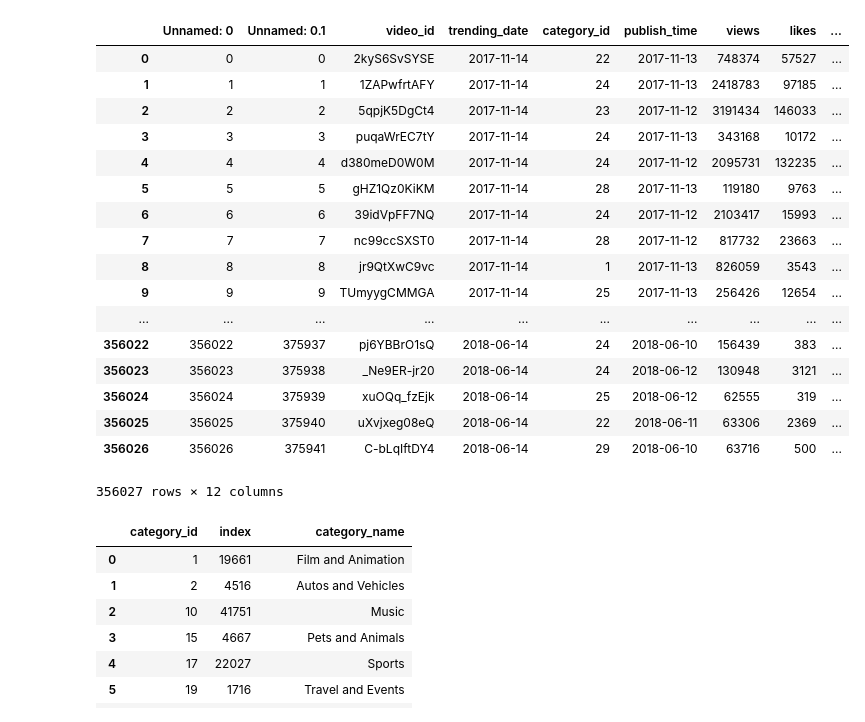
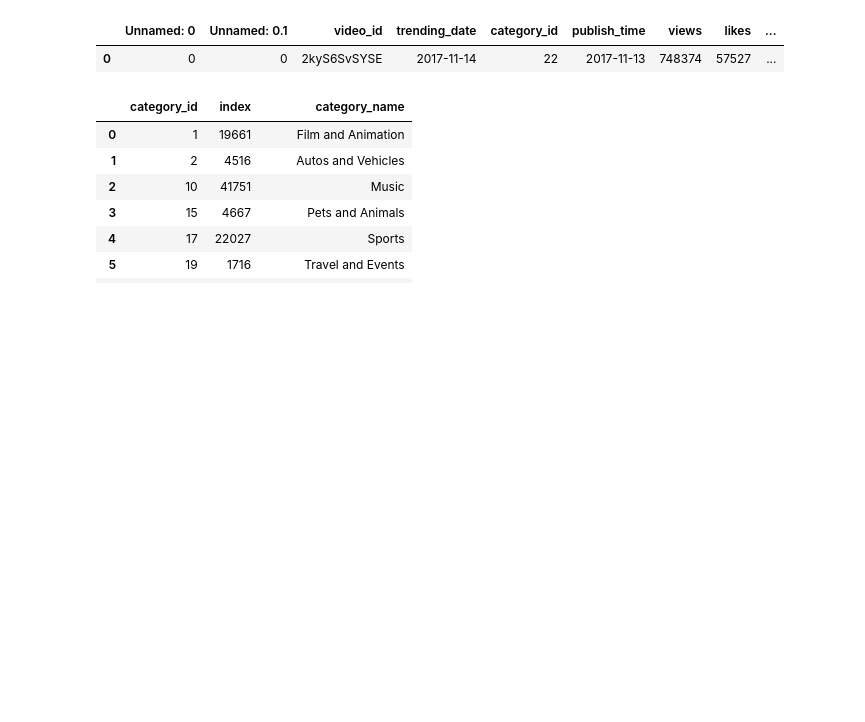
Before and after one commit to jherberg462/python-project, a Jupyter notebook: project_q3.ipynb, the cells around one changed output. Saved outputs shown, nothing was run; the diff lists cells and outputs as text; code cells hidden in the pictures; blank space fills up the shorter version.

```diff
--- a/project_q3.ipynb
+++ b/project_q3.ipynb
@@ -10,26 +10,10 @@ import seaborn as sns
 # %%
 #import data from combined csv
 df = pd.read_csv('data/cleaned_data.csv')
-df
+df.head(1)
 # %% [output]
 |  | Unnamed: 0 | Unnamed: 0.1 | video_id | trending_date | category_id | publish_time | views | likes | ... |
 | 0 | 0 | 0 | 2kyS6SvSYSE | 2017-11-14 | 22 | 2017-11-13 | 748374 | 57527 | ... |
-| 1 | 1 | 1 | 1ZAPwfrtAFY | 2017-11-14 | 24 | 2017-11-13 | 2418783 | 97185 | ... |
-| 2 | 2 | 2 | 5qpjK5DgCt4 | 2017-11-14 | 23 | 2017-11-12 | 3191434 | 146033 | ... |
-| 3 | 3 | 3 | puqaWrEC7tY | 2017-11-14 | 24 | 2017-11-13 | 343168 | 10172 | ... |
-| 4 | 4 | 4 | d380meD0W0M | 2017-11-14 | 24 | 2017-11-12 | 2095731 | 132235 | ... |
-| 5 | 5 | 5 | gHZ1Qz0KiKM | 2017-11-14 | 28 | 2017-11-13 | 119180 | 9763 | ... |
-| 6 | 6 | 6 | 39idVpFF7NQ | 2017-11-14 | 24 | 2017-11-12 | 2103417 | 15993 | ... |
-| 7 | 7 | 7 | nc99ccSXST0 | 2017-11-14 | 28 | 2017-11-12 | 817732 | 23663 | ... |
-| 8 | 8 | 8 | jr9QtXwC9vc | 2017-11-14 | 1 | 2017-11-13 | 826059 | 3543 | ... |
-| 9 | 9 | 9 | TUmyygCMMGA | 2017-11-14 | 25 | 2017-11-13 | 256426 | 12654 | ... |
-| ... | ... | ... | ... | ... | ... | ... | ... | ... | ... |
-| 356022 | 356022 | 375937 | pj6YBBrO1sQ | 2018-06-14 | 24 | 2018-06-10 | 156439 | 383 | ... |
-| 356023 | 356023 | 375938 | _Ne9ER-jr20 | 2018-06-14 | 24 | 2018-06-12 | 130948 | 3121 | ... |
-| 356024 | 356024 | 375939 | xuOQq_fzEjk | 2018-06-14 | 25 | 2018-06-12 | 62555 | 319 | ... |
-| 356025 | 356025 | 375940 | uXvjxeg08eQ | 2018-06-14 | 22 | 2018-06-11 | 63306 | 2369 | ... |
-| 356026 | 356026 | 375941 | C-bLqIftDY4 | 2018-06-14 | 29 | 2018-06-10 | 63716 | 500 | ... |
-356027 rows × 12 columns
 # %%
 #dictionary of the category names
 catdict = {1:'Film and Animation',2:'Autos and Vehicles',10:'Music',15:'Pets and Animals',17:'Sports',19:'Travel and Events',
```
Also changed, not shown: parts of 1 cell of this notebook.
